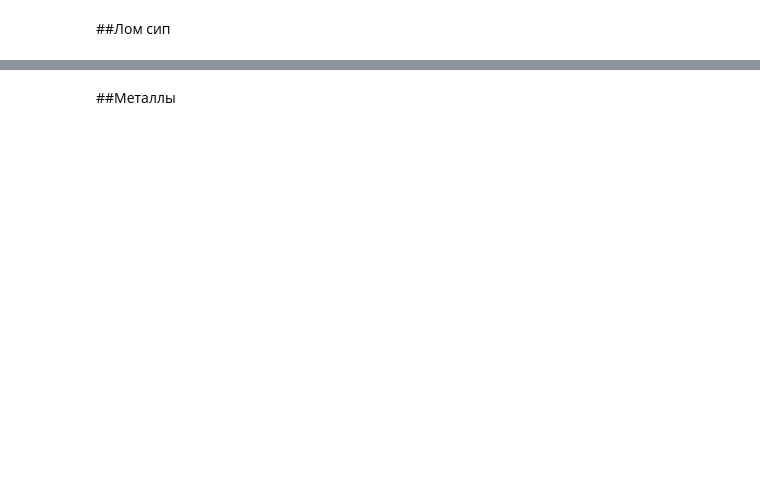
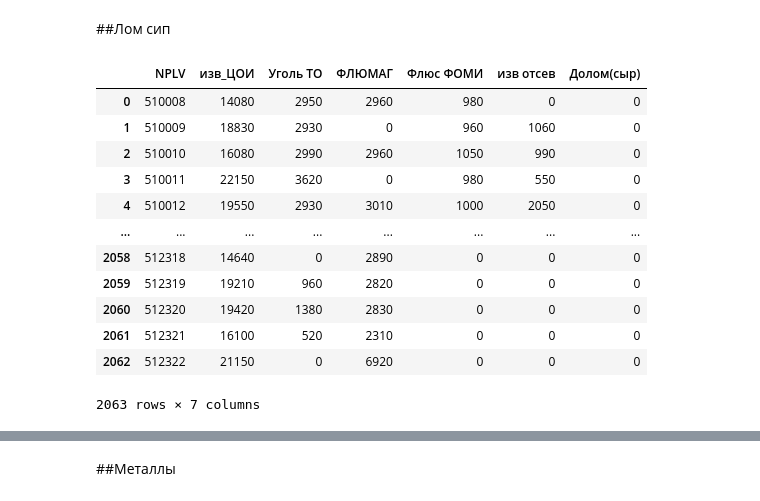
Before and after one commit to Mityal999/Evraz, a Jupyter notebook: Solution_Evraz.ipynb, the cells around one changed output, grey strips where cells are left out. Saved outputs shown, nothing was run; the diff lists cells and outputs as text; code cells hidden in the pictures; blank space fills up the shorter version.

Commit message:
доделал лом и сип, каждый выполняется по 40 сек, уже не плохо

```diff
--- a/Solution_Evraz.ipynb
+++ b/Solution_Evraz.ipynb
@@ -89,0 +98,18 @@ pashas_lom_sip.shape
+# %%
+#получается доделал сип
+
+regr
+# %% [output]
+|  | NPLV | изв_ЦОИ | Уголь ТО | ФЛЮМАГ | Флюс ФОМИ | изв отсев | Долом(сыр) |
+| 0 | 510008 | 14080 | 2950 | 2960 | 980 | 0 | 0 |
+| 1 | 510009 | 18830 | 2930 | 0 | 960 | 1060 | 0 |
+| 2 | 510010 | 16080 | 2990 | 2960 | 1050 | 990 | 0 |
+| 3 | 510011 | 22150 | 3620 | 0 | 980 | 550 | 0 |
+| 4 | 510012 | 19550 | 2930 | 3010 | 1000 | 2050 | 0 |
+| ... | ... | ... | ... | ... | ... | ... | ... |
+| 2058 | 512318 | 14640 | 0 | 2890 | 0 | 0 | 0 |
+| 2059 | 512319 | 19210 | 960 | 2820 | 0 | 0 | 0 |
+| 2060 | 512320 | 19420 | 1380 | 2830 | 0 | 0 | 0 |
+| 2061 | 512321 | 16100 | 520 | 2310 | 0 | 0 | 0 |
+| 2062 | 512322 | 21150 | 0 | 6920 | 0 | 0 | 0 |
+2063 rows × 7 columns
```
Also changed, not shown: parts of 10 cells of this notebook.
